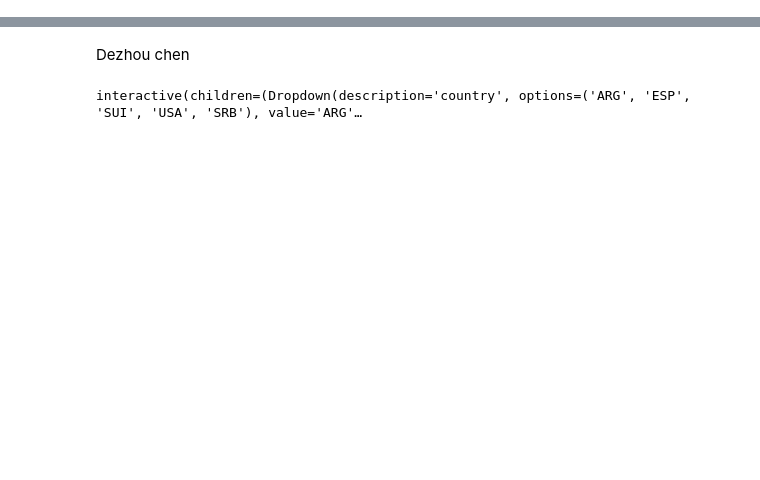
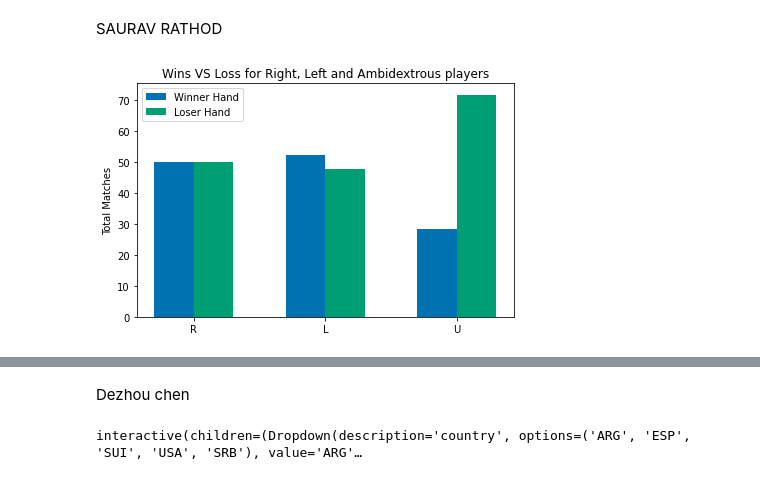
Before and after one commit to ericL1u/IS-445-FInal-GroupProject, a Jupyter notebook: app445.ipynb, the cells around one changed output, grey strips where cells are left out. Saved outputs shown, nothing was run; the diff lists cells and outputs as text; code cells hidden in the pictures; blank space fills up the shorter version.

```diff
--- a/app445.ipynb
+++ b/app445.ipynb
@@ -13,0 +93,4 @@ tennis_df = pd.read_csv("ATP.csv",
+# %%
+winner_hands= pd.DataFrame(df.winner_hand.value_counts())
+# %%
+loser_hands= pd.DataFrame(df.loser_hand.value_counts())
@@ -13,0 +103,4 @@ tennis_df = pd.read_csv("ATP.csv",
+# %%
+hands= pd.concat([winner_hands,loser_hands], axis = 1)
+# %%
+hands['total_matches_played']= hands['winner_hand']+ hands['loser_hand']
@@ -13,0 +109,24 @@ tennis_df = pd.read_csv("ATP.csv",
+# %% [markdown]
+SAURAV RATHOD
+# %%
+x = np.arange(len(hands.index))
+width = 0.30
+
+fig, ax = plt.subplots()
+rects1 = ax.bar(x - width/2, (hands['winner_hand']/hands['total_matches_played'])*100, width, label='Winner Hand')
+rects2 = ax.bar(x + width/2, (hands['loser_hand']/hands['total_matches_played'])*100, width, label='Loser Hand')
+
+ax.set_ylabel('Total Matches')
+ax.set_title('Wins VS Loss for Right, Left and Ambidextrous players')
+ax.set_xticks(x)
+ax.set_xticklabels(hands.index)
+ax.legend()
+
+#ax.bar_label(rects1, padding=3)
+#ax.bar_label(rects2, padding=3)
+
+fig.tight_layout()
+
+plt.show()
+# %% [output]
+[figure, added]
```
Also changed, not shown: parts of 38 cells of this notebook.
